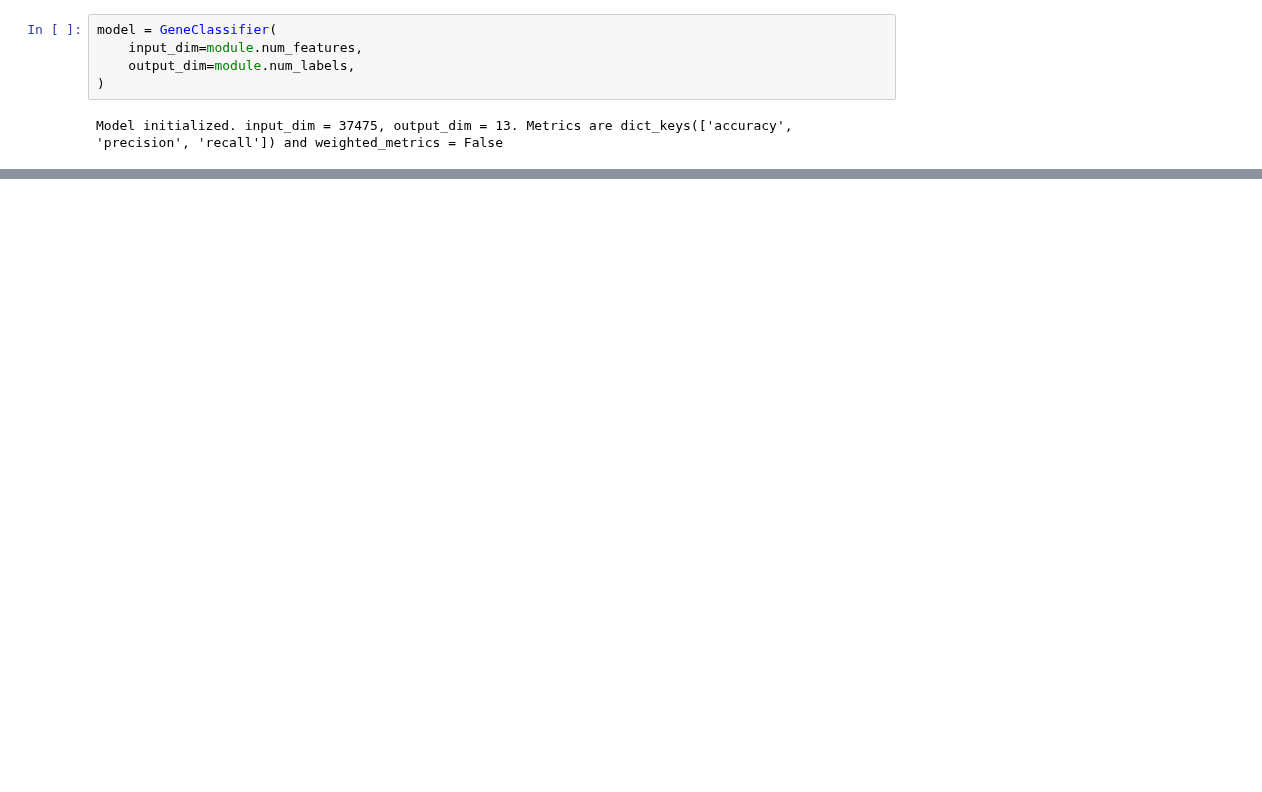
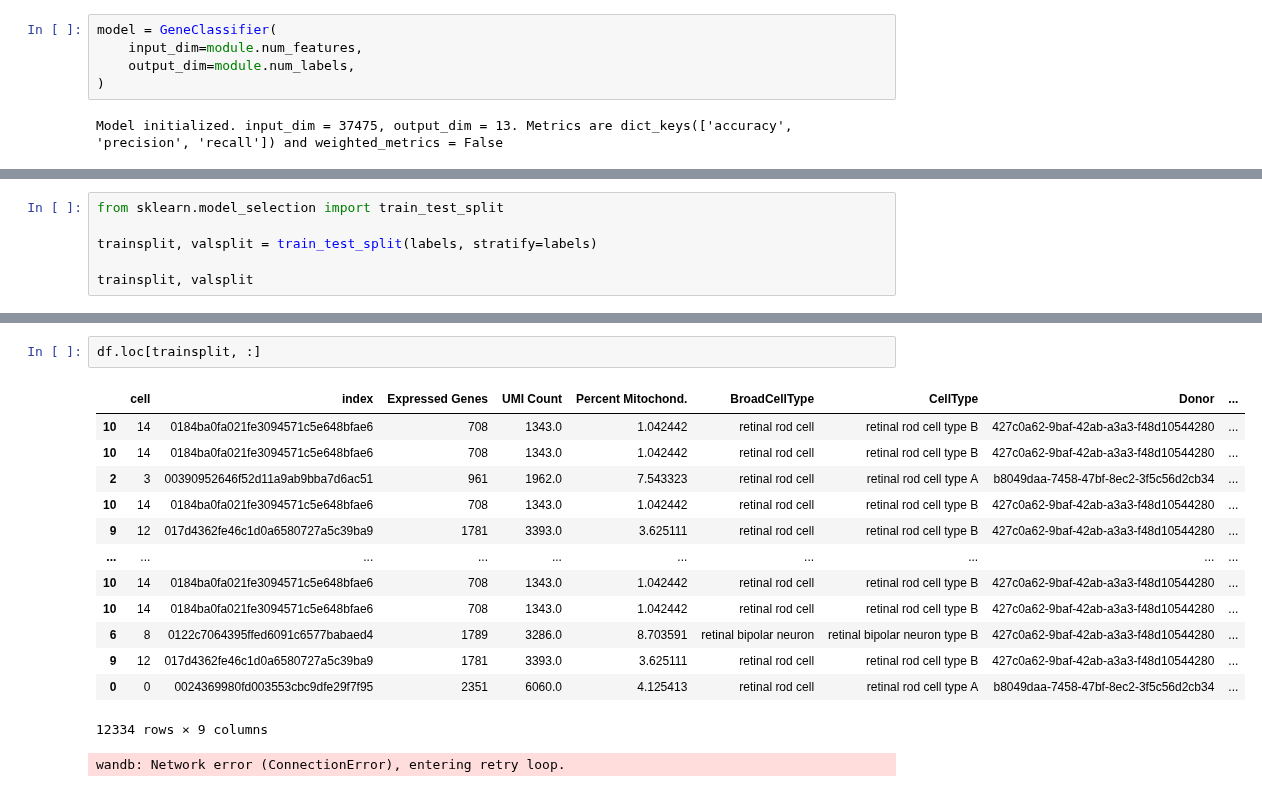
Before and after one commit to jlehrer1/comparative-organoids, a Jupyter notebook: notebooks/Retina_model_test.ipynb, the cells around one changed output, grey strips where cells are left out. Cells and saved outputs as stored; diff of their text form; blank space fills up the shorter version.

```diff
--- a/notebooks/Retina_model_test.ipynb
+++ b/notebooks/Retina_model_test.ipynb
@@ -97,0 +137,6 @@ wandb: Network error (ConnectionError), entering retry loop.
+# %%
+from sklearn.model_selection import train_test_split
+
+trainsplit, valsplit = train_test_split(labels, stratify=labels)
+
+trainsplit, valsplit
@@ -97,0 +161,17 @@ wandb: Network error (ConnectionError), entering retry loop.
+# %%
+df.loc[trainsplit, :]
+# %% [output]
+|  | cell | index | Expressed Genes | UMI Count | Percent Mitochond. | BroadCellType | CellType | Donor | ... |
+| 10 | 14 | 0184ba0fa021fe3094571c5e648bfae6 | 708 | 1343.0 | 1.042442 | retinal rod cell | retinal rod cell type B | 427c0a62-9baf-42ab-a3a3-f48d10544280 | ... |
+| 10 | 14 | 0184ba0fa021fe3094571c5e648bfae6 | 708 | 1343.0 | 1.042442 | retinal rod cell | retinal rod cell type B | 427c0a62-9baf-42ab-a3a3-f48d10544280 | ... |
+| 2 | 3 | 00390952646f52d11a9ab9bba7d6ac51 | 961 | 1962.0 | 7.543323 | retinal rod cell | retinal rod cell type A | b8049daa-7458-47bf-8ec2-3f5c56d2cb34 | ... |
+| 10 | 14 | 0184ba0fa021fe3094571c5e648bfae6 | 708 | 1343.0 | 1.042442 | retinal rod cell | retinal rod cell type B | 427c0a62-9baf-42ab-a3a3-f48d10544280 | ... |
+| 9 | 12 | 017d4362fe46c1d0a6580727a5c39ba9 | 1781 | 3393.0 | 3.625111 | retinal rod cell | retinal rod cell type B | 427c0a62-9baf-42ab-a3a3-f48d10544280 | ... |
+| ... | ... | ... | ... | ... | ... | ... | ... | ... | ... |
+| 10 | 14 | 0184ba0fa021fe3094571c5e648bfae6 | 708 | 1343.0 | 1.042442 | retinal rod cell | retinal rod cell type B | 427c0a62-9baf-42ab-a3a3-f48d10544280 | ... |
+| 10 | 14 | 0184ba0fa021fe3094571c5e648bfae6 | 708 | 1343.0 | 1.042442 | retinal rod cell | retinal rod cell type B | 427c0a62-9baf-42ab-a3a3-f48d10544280 | ... |
+| 6 | 8 | 0122c7064395ffed6091c6577babaed4 | 1789 | 3286.0 | 8.703591 | retinal bipolar neuron | retinal bipolar neuron type B | 427c0a62-9baf-42ab-a3a3-f48d10544280 | ... |
+| 9 | 12 | 017d4362fe46c1d0a6580727a5c39ba9 | 1781 | 3393.0 | 3.625111 | retinal rod cell | retinal rod cell type B | 427c0a62-9baf-42ab-a3a3-f48d10544280 | ... |
+| 0 | 0 | 0024369980fd003553cbc9dfe29f7f95 | 2351 | 6060.0 | 4.125413 | retinal rod cell | retinal rod cell type A | b8049daa-7458-47bf-8ec2-3f5c56d2cb34 | ... |
+12334 rows × 9 columns
+wandb: Network error (ConnectionError), entering retry loop.
```
Also changed, not shown: parts of 11 cells of this notebook, 8 other files.
